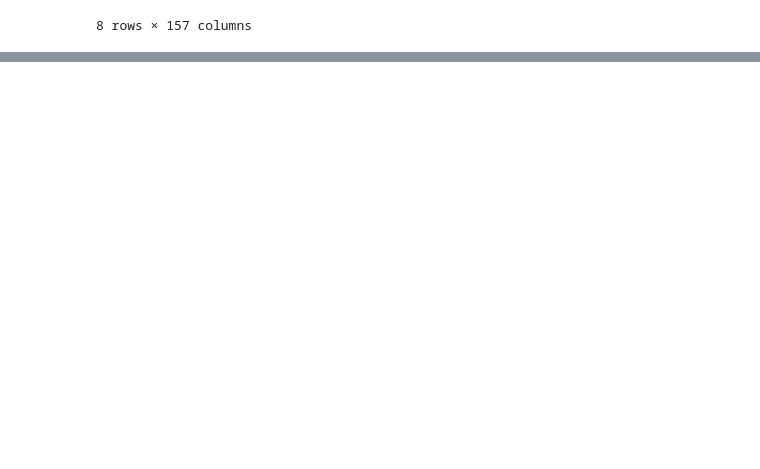
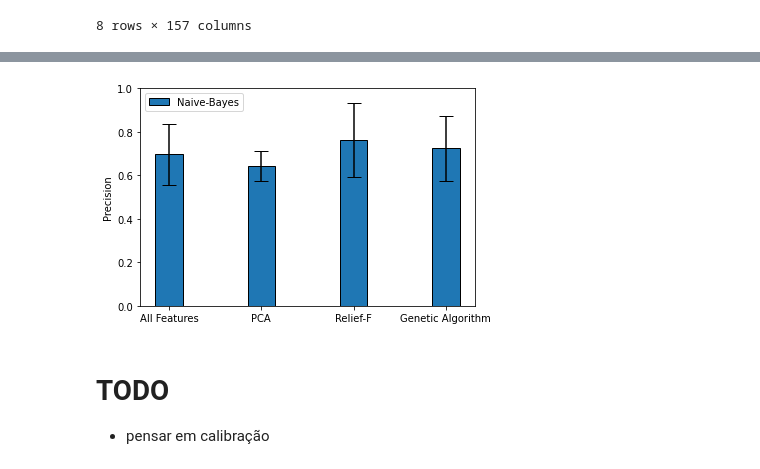
Before and after one commit to danielbdias/pattern-recognition-studies, a Jupyter notebook: Atividade06_NaiveBayes.ipynb, the cells around one changed output, grey strips where cells are left out. Drawn from its saved outputs; the diff is of its cells as text; code cells hidden in the pictures; blank space fills up the shorter version.

```diff
--- a/Atividade06_NaiveBayes.ipynb
+++ b/Atividade06_NaiveBayes.ipynb
@@ -197,0 +272,8 @@ Stratified_KFold(param,X, y, K = 10)
+# %%
+plot_classifier_metric('Precision', final_results)
+# %% [output]
+[figure, added]
+# %% [markdown]
+# TODO
+
+- pensar em calibração
```
Also changed, not shown: parts of 27 cells of this notebook, 4 other files.
